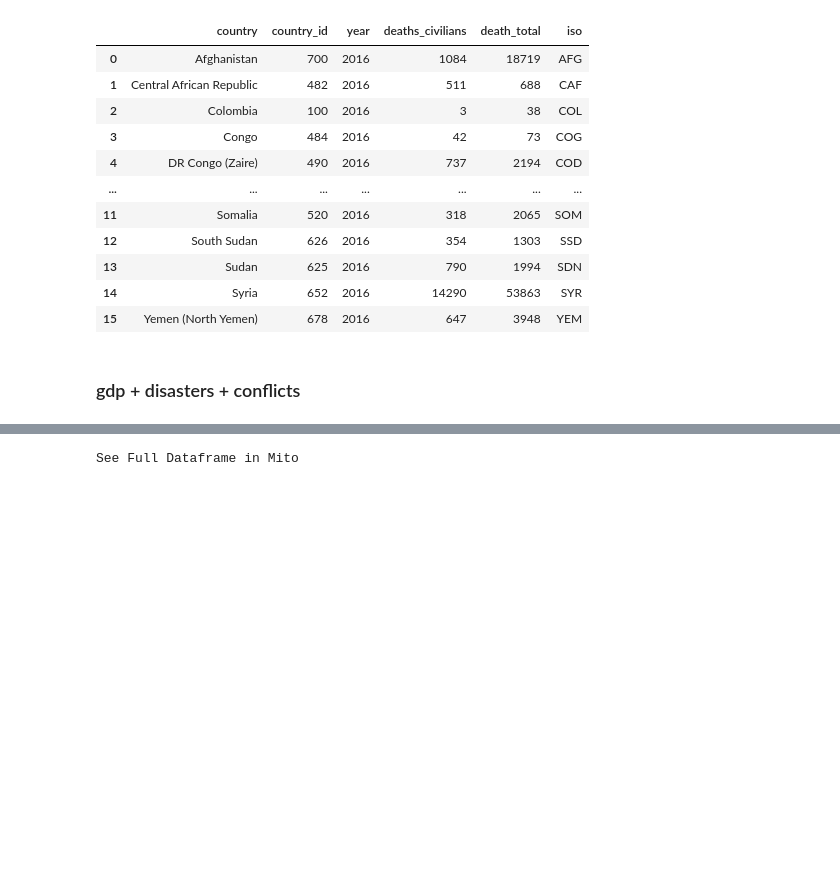
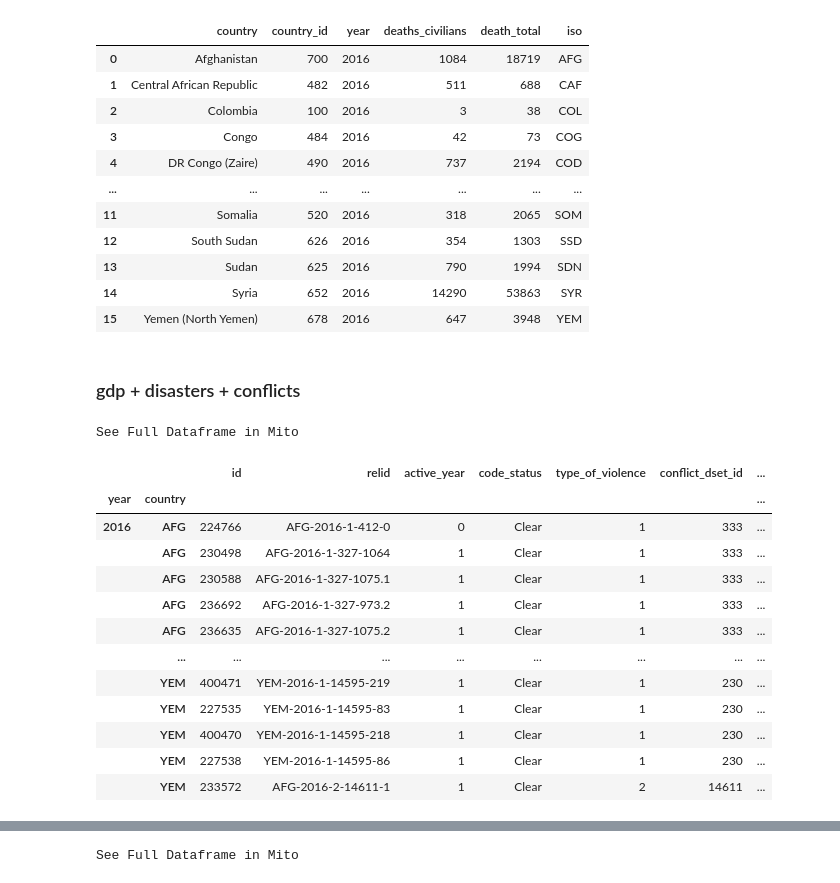
Before and after one commit to kamranuz/nis-network, a Jupyter notebook: 3sided_model_v3.ipynb, the cells around one changed output, grey strips where cells are left out. Cells and saved outputs as stored; diff of their text form; code cells hidden in the pictures; blank space fills up the shorter version.

```diff
--- a/3sided_model_v3.ipynb
+++ b/3sided_model_v3.ipynb
@@ -123,3 +144,20 @@ See Full Dataframe in Mito
 | 15 | Yemen (North Yemen) | 678 | 2016 | 647 | 3948 | YEM |
 # %% [markdown]
 ### gdp + disasters + conflicts
+# %%
+conflicts[(conflicts.year == 2016) & (conflicts.country.isin(OUR_COUNTRY_NAMES))].replace({'country':COUNTRY_ISO}).sort_values(['country']).set_index(['year','country'])
+# %% [output]
+See Full Dataframe in Mito
+|  |  | id | relid | active_year | code_status | type_of_violence | conflict_dset_id | ... |
+| year | country |  |  |  |  |  |  | ... |
+| 2016 | AFG | 224766 | AFG-2016-1-412-0 | 0 | Clear | 1 | 333 | ... |
+|  | AFG | 230498 | AFG-2016-1-327-1064 | 1 | Clear | 1 | 333 | ... |
+|  | AFG | 230588 | AFG-2016-1-327-1075.1 | 1 | Clear | 1 | 333 | ... |
+|  | AFG | 236692 | AFG-2016-1-327-973.2 | 1 | Clear | 1 | 333 | ... |
+|  | AFG | 236635 | AFG-2016-1-327-1075.2 | 1 | Clear | 1 | 333 | ... |
+|  | ... | ... | ... | ... | ... | ... | ... | ... |
+|  | YEM | 400471 | YEM-2016-1-14595-219 | 1 | Clear | 1 | 230 | ... |
+|  | YEM | 227535 | YEM-2016-1-14595-83 | 1 | Clear | 1 | 230 | ... |
+|  | YEM | 400470 | YEM-2016-1-14595-218 | 1 | Clear | 1 | 230 | ... |
+|  | YEM | 227538 | YEM-2016-1-14595-86 | 1 | Clear | 1 | 230 | ... |
+|  | YEM | 233572 | AFG-2016-2-14611-1 | 1 | Clear | 2 | 14611 | ... |
```
Also changed, not shown: parts of 5 cells of this notebook, 2 other files.
